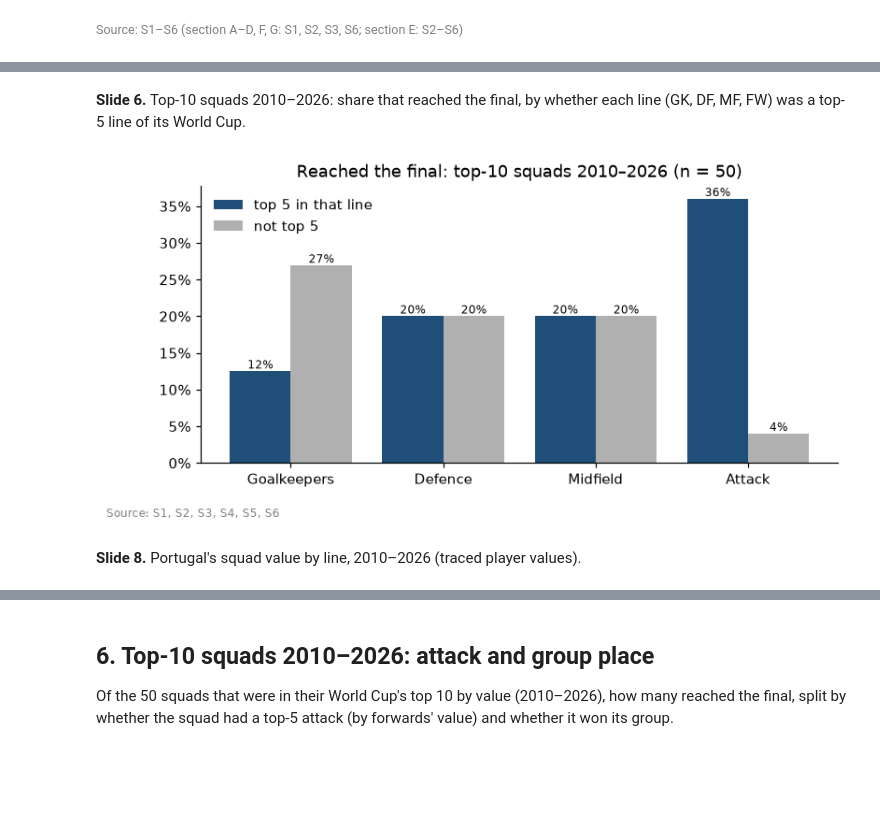
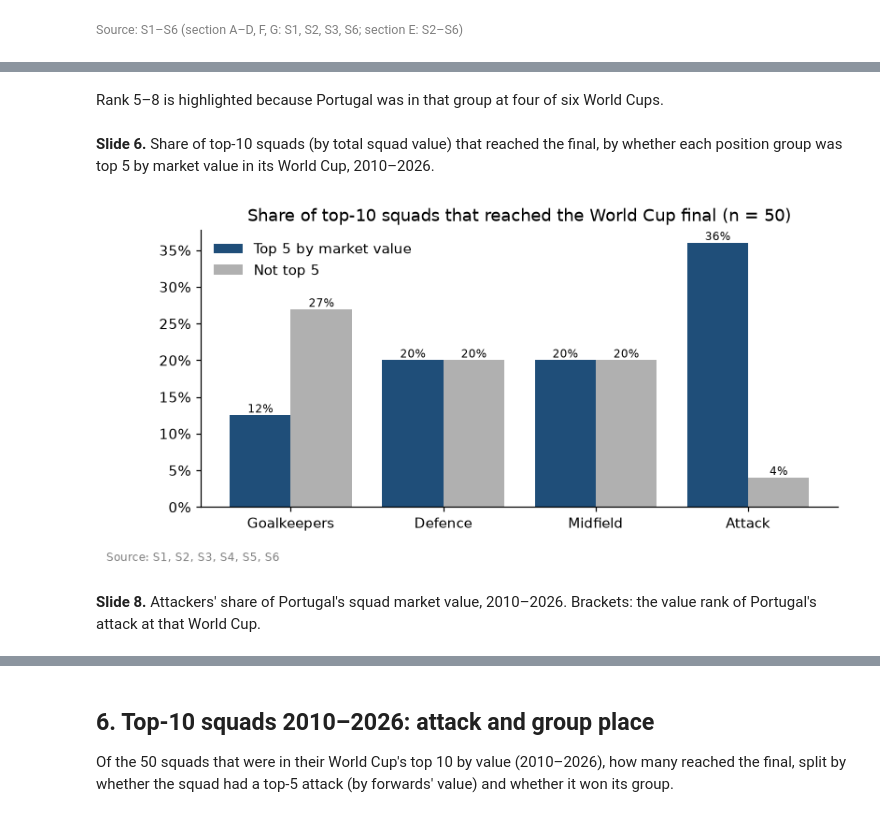
Before and after one commit to freggas/DVBA-Group-Assignment, a Jupyter notebook: price-tag/history/Team14_Analysis.ipynb, the cells around one changed output, grey strips where cells are left out. Drawn from its saved outputs; the diff is of its cells as text; code cells hidden in the pictures; blank space fills up the shorter version.

```diff
--- a/price-tag/history/Team14_Analysis.ipynb
+++ b/price-tag/history/Team14_Analysis.ipynb
@@ -155,7 +155,7 @@ buf = io.StringIO()
 with contextlib.redirect_stdout(buf):
     s8 = runpy.run_path('scripts/08_story_numbers.py')
 print(buf.getvalue())
-T, P = s8['teams'], s8['p']   # squads with band and group place; squads by line 2010+ with line ranks
+T, P, M = s8['teams'], s8['p'], s8['matches']   # squads with band and group place; squads by line 2010+ with line ranks; matches 2006+
 TOP = P[P.value_rank <= 10]    # the 50 top-10 squads 2010-2026 (same as s8['top'], plus whole-squad rank tot_r)
 # %% [output]
 ==============================================================================
@@ -187,4 +187,8 @@ RED, GREY, BLUE = '#c8102e', '#b0b0b0', '#1f4e79'
 
 def source(fig, text):
     fig.text(0.01, -0.04, 'Source: ' + text, fontsize=8, color='grey', ha='left')
+
+def bar_labels(ax, bars, labels):
+    for b, s in zip(bars, labels):
+        ax.text(b.get_x() + b.get_width() / 2, b.get_height(), s, ha='center', va='bottom', fontsize=8)
 # %% [markdown]
@@ -218,13 +212,13 @@ source(fig, 'S1, S2, S3, S6'); plt.show()
 # %%
 always = T[T.value_rank <= 10].groupby('code').year.nunique().loc[lambda s: s == 6].index
-c = T[T.code.isin(always)].groupby('team').agg(finals=('stage_n', lambda s: (s >= 6).sum()),
-                                               semis=('stage_n', lambda s: (s >= 5).sum()))
-c = c.sort_values(['finals', 'semis'])
-fig, ax = plt.subplots(figsize=(8, 3.8))
-y = range(len(c))
-ax.barh([i + 0.2 for i in y], c.semis, 0.4, color=GREY, label='semi-finals')
-ax.barh([i - 0.2 for i in y], c.finals, 0.4, color=[RED if t == 'Portugal' else BLUE for t in c.index], label='finals')
-ax.set_yticks(list(y), c.index); ax.legend(frameon=False); ax.set_xlabel('Number of World Cups, 2006–2026')
-ax.set_title('The contenders: finals and semi-finals')
+fin = T[T.code.isin(always)].groupby('team').stage_n.agg(lambda s: (s >= 6).sum())
+fin = fin.loc[['England', 'Brazil', 'Portugal', 'Germany', 'Spain', 'France', 'Argentina']]  # slide order, bottom to top
+assert fin.to_dict() == {'Argentina': 3, 'France': 3, 'Spain': 2, 'Germany': 1, 'Portugal': 0, 'Brazil': 0, 'England': 0}
+fig, ax = plt.subplots(figsize=(8, 3.5))
+bars = ax.barh(fin.index, fin, color=[RED if t == 'Portugal' else BLUE for t in fin.index])
+for b, v in zip(bars, fin):
+    ax.text(v + 0.05, b.get_y() + b.get_height() / 2, str(v), va='center', fontsize=9)
+ax.set_xticks(range(4)); ax.set_xlabel('Finals reached, 2006–2026')
+ax.set_title('World Cup finals reached by consistent top-10 nations')
 source(fig, 'S1, S2, S3, S6'); plt.show()
 # %% [output]
@@ -232,21 +240,21 @@ source(fig, 'S1, S2, S3, S6'); plt.show()
+# %% [markdown]
+Rank 5–8 is highlighted because Portugal was in that group at four of six World Cups.
 # %% [markdown]
-**Slide 6.** Top-10 squads 2010–2026: share that reached the final, by whether each line (GK, DF, MF, FW) was a top-5 line of its World Cup.
+**Slide 6.** Share of top-10 squads (by total squad value) that reached the final, by whether each position group was top 5 by market value in its World Cup, 2010–2026.
 # %%
 NAMES = {'GK': 'Goalkeepers', 'DF': 'Defence', 'MF': 'Midfield', 'FW': 'Attack'}
-rows = [(NAMES[k], (TOP[TOP[k + '_r'] <= 5].stage_n >= 6).mean(), (TOP[TOP[k + '_r'] > 5].stage_n >= 6).mean())
-        for k in NAMES]
-lab, yes, no = zip(*rows)
+yes = [(TOP[TOP[k + '_r'] <= 5].stage_n >= 6).mean() for k in NAMES]
+no = [(TOP[TOP[k + '_r'] > 5].stage_n >= 6).mean() for k in NAMES]
+assert [round(x * 100) for x in yes] == [12, 20, 20, 36] and [round(x * 100) for x in no] == [27, 20, 20, 4]
 fig, ax = plt.subplots(figsize=(8, 3.5))
-x = range(len(lab))
-ax.bar([i - 0.2 for i in x], yes, 0.4, color=BLUE, label='top 5 in that line')
-ax.bar([i + 0.2 for i in x], no, 0.4, color=GREY, label='not top 5')
-for i, (a, b) in enumerate(zip(yes, no)):
-    ax.text(i - 0.2, a, f'{a:.0%}', ha='center', va='bottom', fontsize=8)
-    ax.text(i + 0.2, b, f'{b:.0%}', ha='center', va='bottom', fontsize=8)
-ax.set_xticks(list(x), lab); ax.yaxis.set_major_formatter('{x:.0%}'); ax.legend(frameon=False)
-ax.set_title('Reached the final: top-10 squads 2010–2026 (n = 50)')
+x = range(len(NAMES))
+b1 = ax.bar([i - 0.2 for i in x], yes, 0.4, color=BLUE, label='Top 5 by market value')
+b2 = ax.bar([i + 0.2 for i in x], no, 0.4, color=GREY, label='Not top 5')
+bar_labels(ax, b1, [f'{v:.0%}' for v in yes]); bar_labels(ax, b2, [f'{v:.0%}' for v in no])
+ax.set_xticks(list(x), NAMES.values()); ax.yaxis.set_major_formatter('{x:.0%}'); ax.legend(frameon=False)
+ax.set_title('Share of top-10 squads that reached the World Cup final (n = 50)')
 source(fig, 'S1, S2, S3, S4, S5, S6'); plt.show()
 # %% [output]
-[figure, old version]
+[figure, new version]
 # %% [markdown]
-**Slide 8.** Portugal's squad value by line, 2010–2026 (traced player values).
+**Slide 8.** Attackers' share of Portugal's squad market value, 2010–2026. Brackets: the value rank of Portugal's attack at that World Cup.
```
Also changed, not shown: parts of 19 cells of this notebook, 1 other file.
